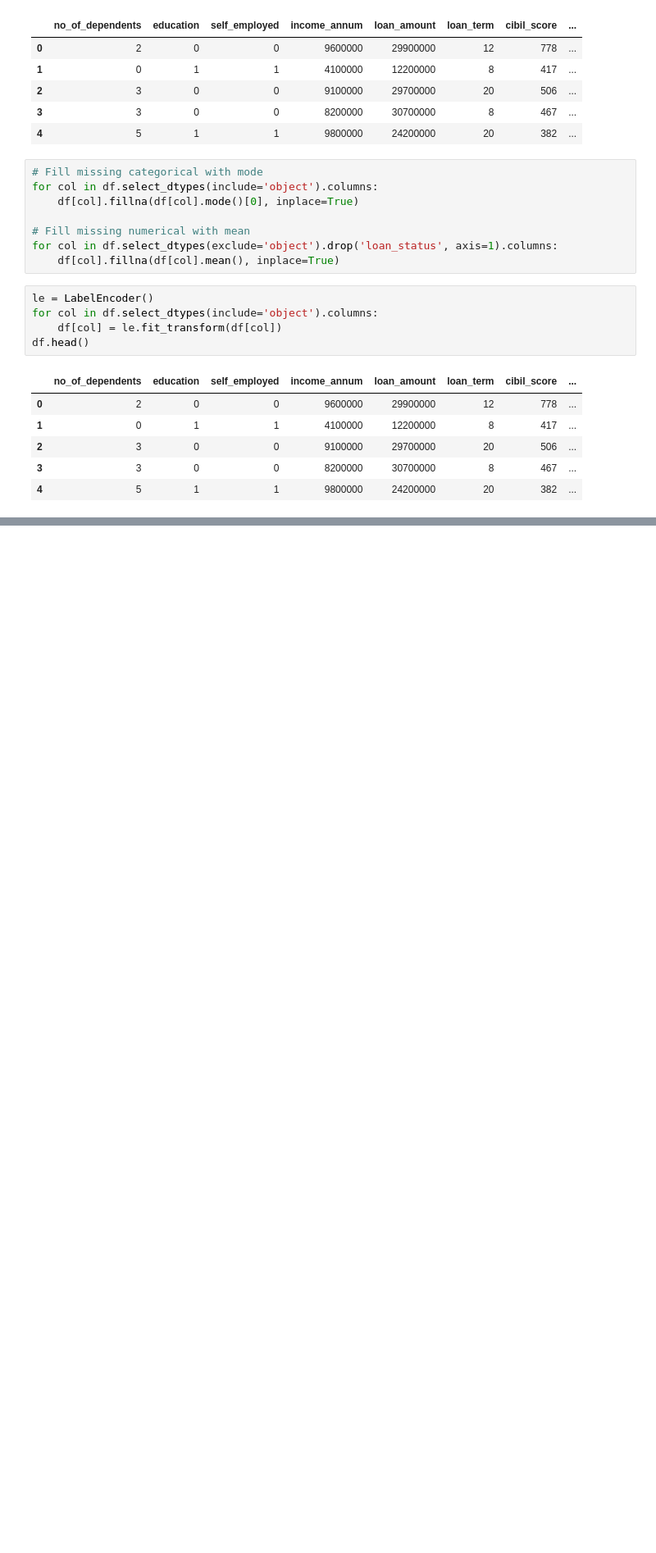
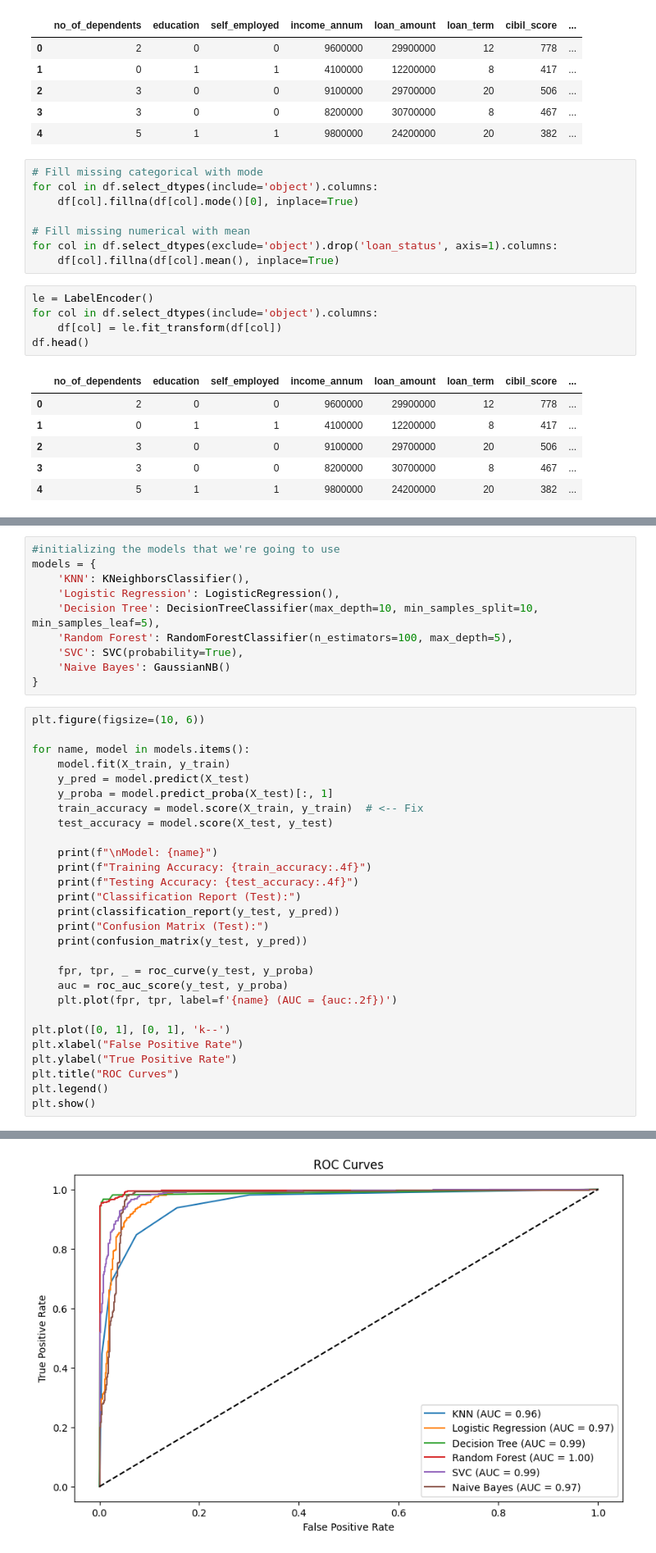
Before and after one commit to MrRobot-cpp/Loan-Prediction-ML-Project, a Jupyter notebook: loan_Predition_notebook2.ipynb, the cells around one changed output, grey strips where cells are left out. Shown: that part at 82% size. Cells and saved outputs as stored; diff of their text form; blank space fills up the shorter version.

Commit message:
Update loan prediction notebook: refine model evaluation process and enhance visualizations

```diff
--- a/loan_Predition_notebook2.ipynb
+++ b/loan_Predition_notebook2.ipynb
@@ -217,0 +229,39 @@ df.head()
+# %%
+#initializing the models that we're going to use
+models = {
+    'KNN': KNeighborsClassifier(),
+    'Logistic Regression': LogisticRegression(),
+    'Decision Tree': DecisionTreeClassifier(max_depth=10, min_samples_split=10, min_samples_leaf=5),
+    'Random Forest': RandomForestClassifier(n_estimators=100, max_depth=5),
+    'SVC': SVC(probability=True),
+    'Naive Bayes': GaussianNB()
+}
+# %%
+plt.figure(figsize=(10, 6))
+
+for name, model in models.items():
+    model.fit(X_train, y_train)
+    y_pred = model.predict(X_test)
+    y_proba = model.predict_proba(X_test)[:, 1]
+    train_accuracy = model.score(X_train, y_train)  # <-- Fix
+    test_accuracy = model.score(X_test, y_test)
+
+    print(f"\nModel: {name}")
+    print(f"Training Accuracy: {train_accuracy:.4f}")
+    print(f"Testing Accuracy: {test_accuracy:.4f}")
+    print("Classification Report (Test):")
+    print(classification_report(y_test, y_pred))
+    print("Confusion Matrix (Test):")
+    print(confusion_matrix(y_test, y_pred))
+
+    fpr, tpr, _ = roc_curve(y_test, y_proba)
+    auc = roc_auc_score(y_test, y_proba)
+    plt.plot(fpr, tpr, label=f'{name} (AUC = {auc:.2f})')
+
+plt.plot([0, 1], [0, 1], 'k--')
+plt.xlabel("False Positive Rate")
+plt.ylabel("True Positive Rate")
+plt.title("ROC Curves")
+plt.legend()
+plt.show()
+# %% [output]
@@ -217,0 +285 @@ df.head()
+[figure, added]
```
Also changed, not shown: parts of 5 cells of this notebook.
